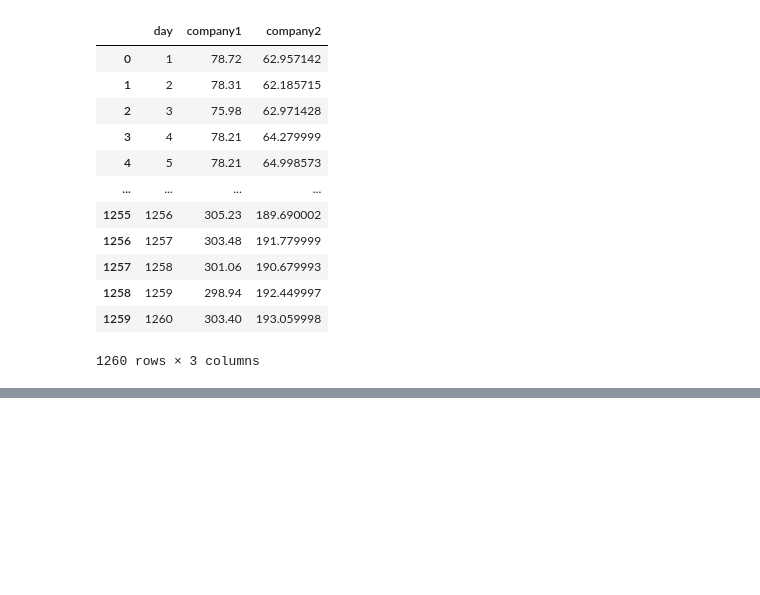
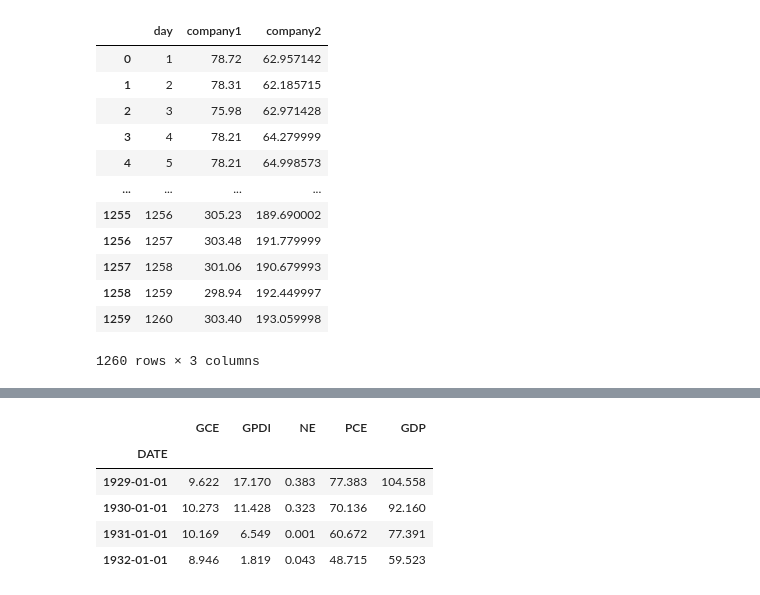
Before and after one commit to PaulToronto/DataCamp---Finance-Fundamentals-in-Python, a Jupyter notebook: 2_3_Pandas_DataFrame.ipynb, the cells around one changed output, grey strips where cells are left out. Saved outputs shown, nothing was run; the diff lists cells and outputs as text; code cells hidden in the pictures; blank space fills up the shorter version.

```diff
--- a/2_3_Pandas_DataFrame.ipynb
+++ b/2_3_Pandas_DataFrame.ipynb
@@ -114,0 +798,12 @@ df
+# %%
+gdp = pd.DataFrame.from_records(
+    [
+        ("1929-01-01", 9.622, 17.170, 0.383, 77.383),
+        ("1930-01-01", 10.273, 11.428, 0.323, 70.136),
+        ("1931-01-01", 10.169, 6.549, 0.001, 60.672),
+        ("1932-01-01", 8.946, 1.819, 0.043, 48.715),
+    ],
+    columns=["DATE", "GCE", "GPDI", "NE", "PCE"],
+)
+
+gdp
@@ -114,0 +826,2 @@ df
+# %%
+gdp = gdp.assign(DATE=lambda d: pd.to_datetime(d['DATE']))
@@ -114,0 +851,3 @@ df
+# %%
+gdp.set_index('DATE', inplace=True)
+gdp
@@ -114,0 +871,10 @@ df
+# %%
+gdp['GDP'] = gdp.apply(np.sum, axis=1) # not vectorized
+gdp
+# %% [output]
+|  | GCE | GPDI | NE | PCE | GDP |
+| DATE |  |  |  |  |  |
+| 1929-01-01 | 9.622 | 17.170 | 0.383 | 77.383 | 104.558 |
+| 1930-01-01 | 10.273 | 11.428 | 0.323 | 70.136 | 92.160 |
+| 1931-01-01 | 10.169 | 6.549 | 0.001 | 60.672 | 77.391 |
+| 1932-01-01 | 8.946 | 1.819 | 0.043 | 48.715 | 59.523 |
```
Also changed, not shown: parts of 104 cells of this notebook.
